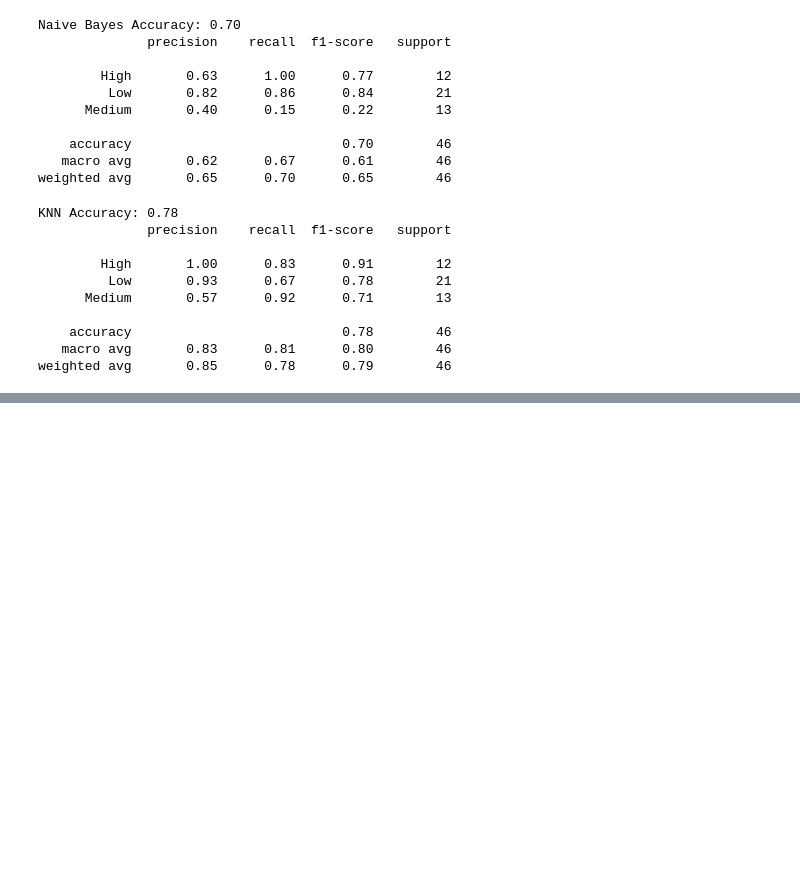
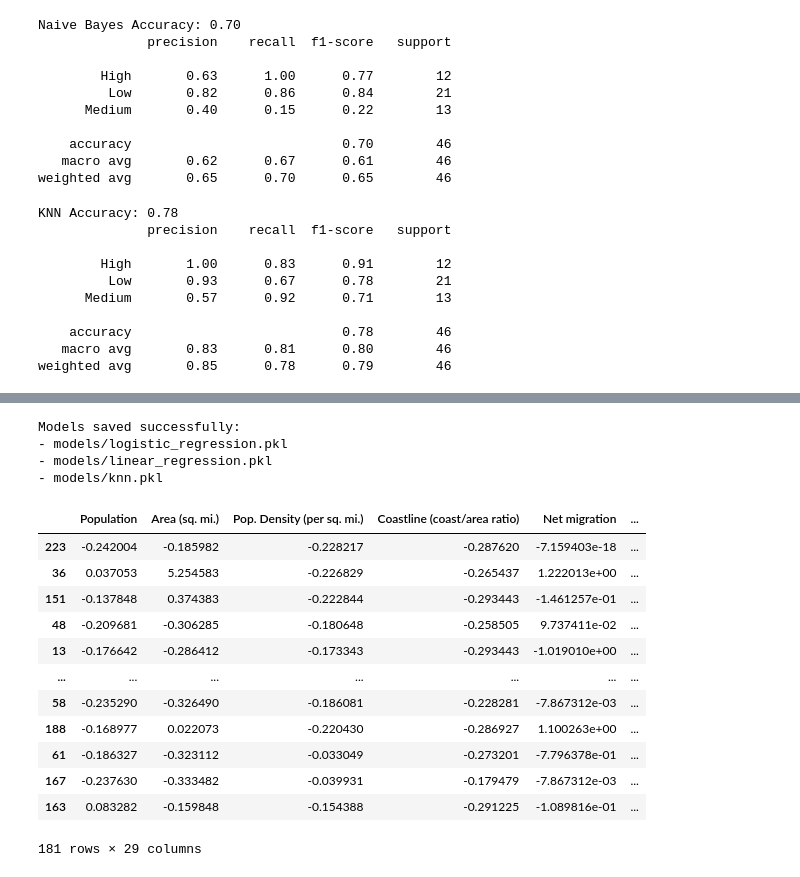
Before and after one commit to haseeb4888-code/Machine-Learning-AI-221-project, a Jupyter notebook: code.ipynb, the cells around one changed output, grey strips where cells are left out. Cells and saved outputs as stored; diff of their text form; code cells hidden in the pictures; blank space fills up the shorter version.

```diff
--- a/code.ipynb
+++ b/code.ipynb
@@ -1,7 +1,7 @@
 # %%
 import pandas as pd
 
-df = pd.read_csv('/content/countries of the world.csv')
+df = pd.read_csv('countries of the world.csv')
 display(df.head())
 # %% [output]
 |  | Country | Region | Population | Area (sq. mi.) | Pop. Density (per sq. mi.) | Coastline (coast/area ratio) | ... |
@@ -291,6 +290,6 @@ y = df['GDP_Category_Encoded']
 
 X_train, X_test, y_train, y_test = train_test_split(X, y, test_size=0.2, random_state=42, stratify=y)
 # %%
-model = LogisticRegression(max_iter=1000, multi_class='multinomial')
+model = LogisticRegression(max_iter=1000)
 model.fit(X_train, y_train)
 # %% [output]
@@ -399,0 +414,42 @@ weighted avg       0.85      0.78      0.79        46
+# %%
+import pickle
+import os
+
+# Create the models directory if it doesn't exist
+os.makedirs('models', exist_ok=True)
+
+# Save the three trained models as pkl files
+with open('models/logistic_regression.pkl', 'wb') as f:
+    pickle.dump(model, f)
+
+with open('models/linear_regression.pkl', 'wb') as f:
+    pickle.dump(lin_reg, f)
+
+with open('models/knn.pkl', 'wb') as f:
+    pickle.dump(knn_model, f)
+
+print("Models saved successfully:")
+print("- models/logistic_regression.pkl")
+print("- models/linear_regression.pkl")
+print("- models/knn.pkl")
+# %% [output]
+Models saved successfully:
+- models/logistic_regression.pkl
+- models/linear_regression.pkl
+- models/knn.pkl
+# %%
+X_train
+# %% [output]
+|  | Population | Area (sq. mi.) | Pop. Density (per sq. mi.) | Coastline (coast/area ratio) | Net migration | ... |
+| 223 | -0.242004 | -0.185982 | -0.228217 | -0.287620 | -7.159403e-18 | ... |
+| 36 | 0.037053 | 5.254583 | -0.226829 | -0.265437 | 1.222013e+00 | ... |
+| 151 | -0.137848 | 0.374383 | -0.222844 | -0.293443 | -1.461257e-01 | ... |
+| 48 | -0.209681 | -0.306285 | -0.180648 | -0.258505 | 9.737411e-02 | ... |
+| 13 | -0.176642 | -0.286412 | -0.173343 | -0.293443 | -1.019010e+00 | ... |
+| ... | ... | ... | ... | ... | ... | ... |
+| 58 | -0.235290 | -0.326490 | -0.186081 | -0.228281 | -7.867312e-03 | ... |
+| 188 | -0.168977 | 0.022073 | -0.220430 | -0.286927 | 1.100263e+00 | ... |
+| 61 | -0.186327 | -0.323112 | -0.033049 | -0.273201 | -7.796378e-01 | ... |
+| 167 | -0.237630 | -0.333482 | -0.039931 | -0.179479 | -7.867312e-03 | ... |
+| 163 | 0.083282 | -0.159848 | -0.154388 | -0.291225 | -1.089816e-01 | ... |
+181 rows × 29 columns
```
Also changed, not shown: parts of 5 cells of this notebook, 1 other file.
